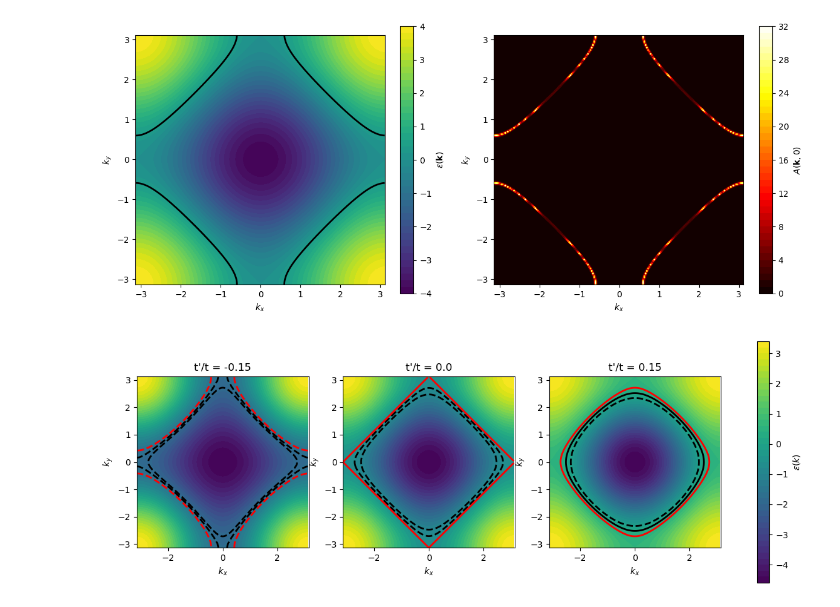
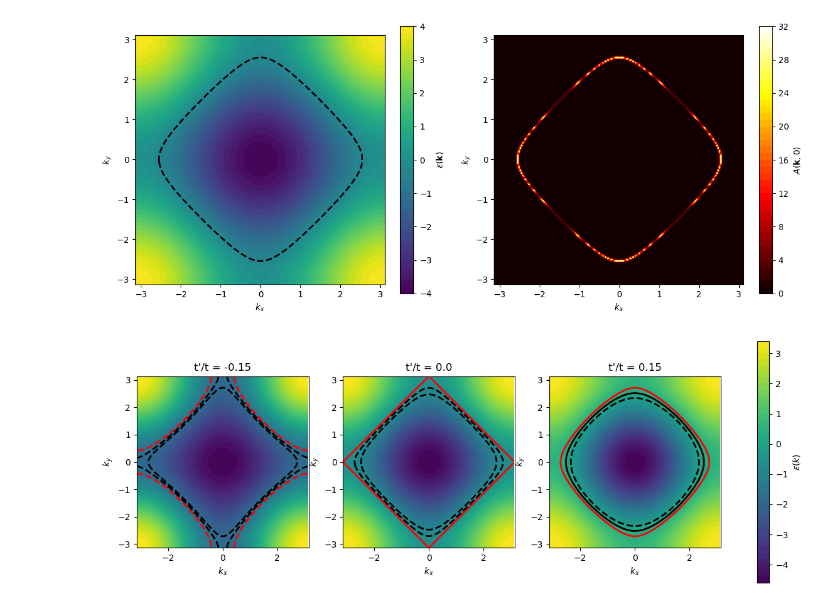
Before and after one commit to cctort/quantum_criticality, a Jupyter notebook: chi_rpa.ipynb, the cells around one changed output. Drawn from its saved outputs; the diff is of its cells as text; code cells hidden in the pictures.

```diff
--- a/chi_rpa.ipynb
+++ b/chi_rpa.ipynb
@@ -38,38 +38,38 @@ ky = k_arr[:, 1].reshape(nk, nk) - np.pi
 
 # --- Compute A(k,0) ---
 eta = 0.01  # broadening, tune to ~pi*T or Im Sigma(0)
-mu = get_mu(e_k=square.e_k, n_goal=1.1, beta=1/1)
+mu = get_mu(e_k=square.e_k, n_goal=0.9, beta=1/1)
 Ak0 = (1/np.pi) * eta / (eta**2 + (eps - mu)**2)
 
 # --- Plot ---
 fig, axes = plt.subplots(1, 2, figsize=(12, 5))
 
 # --- Plot 1: dispersion + bare FS ---
 ax = axes[0]
 cf = ax.contourf(kx, ky, eps, levels=50)
 plt.colorbar(cf, ax=ax, label=r'$\varepsilon(\mathbf{k})$')
 ax.contour(kx, ky, eps, levels=[mu], colors='black', linewidths=2)
 ax.set_xlim(kx.min(), kx.max())
 ax.set_ylim(ky.min(), ky.max())
 ax.set_xlabel(r'$k_x$')
 ax.set_ylabel(r'$k_y$')
 ax.set_aspect('equal')
 
 # --- Plot 2: A(k,0) ---
 ax = axes[1]
 cf2 = ax.contourf(kx, ky, Ak0, levels=50, cmap='hot')
 plt.colorbar(cf2, ax=ax, label=r'$A(\mathbf{k}, 0)$')
 #ax.contour(kx, ky, eps, levels=[mu], colors='cyan', linewidths=1, linestyles='--')
 ax.set_xlim(kx.min(), kx.max())
 ax.set_ylim(ky.min(), ky.max())
 ax.set_xlabel(r'$k_x$')
 ax.set_ylabel(r'$k_y$')
 ax.set_aspect('equal')
 
 plt.tight_layout()
 plt.show()
 # %% [output]
-[figure, old version]
+[figure, new version]
 # %%
 import numpy as np
 import matplotlib.pyplot as plt
```
Also changed, not shown: parts of 16 cells of this notebook, 7 other files.
